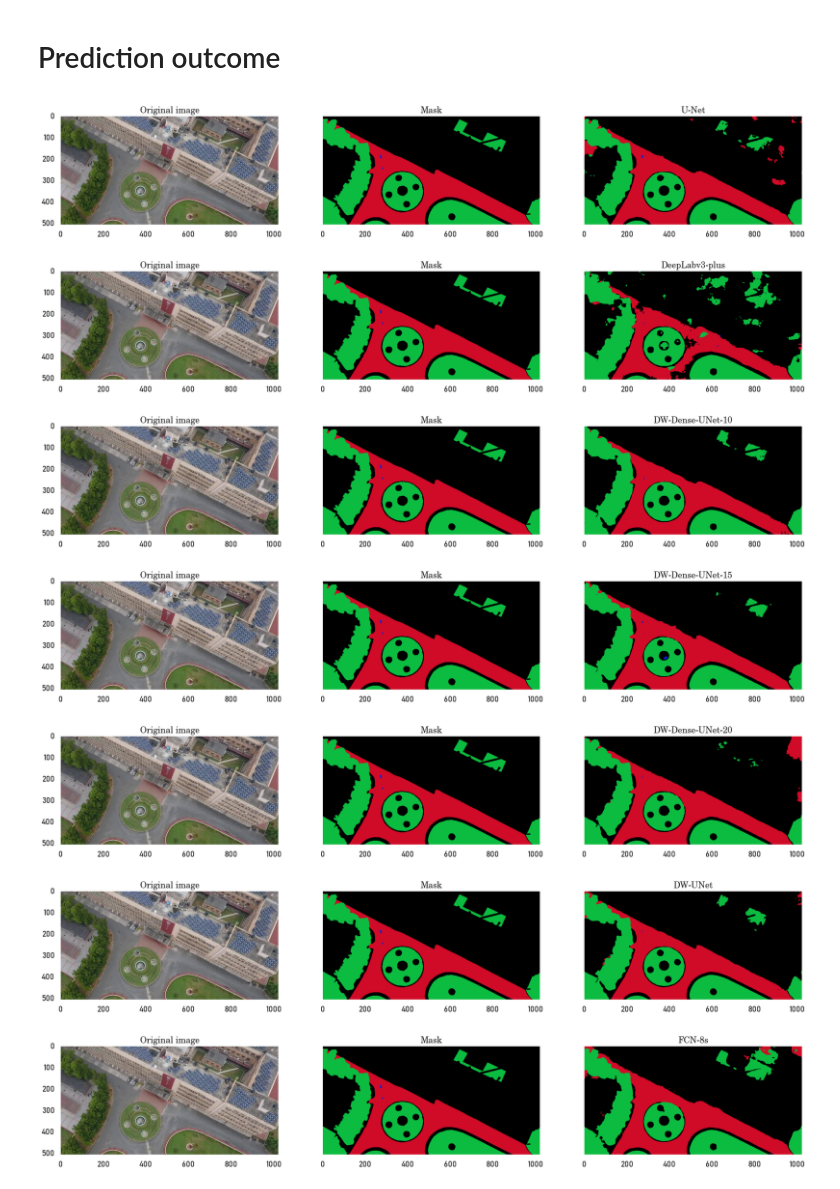
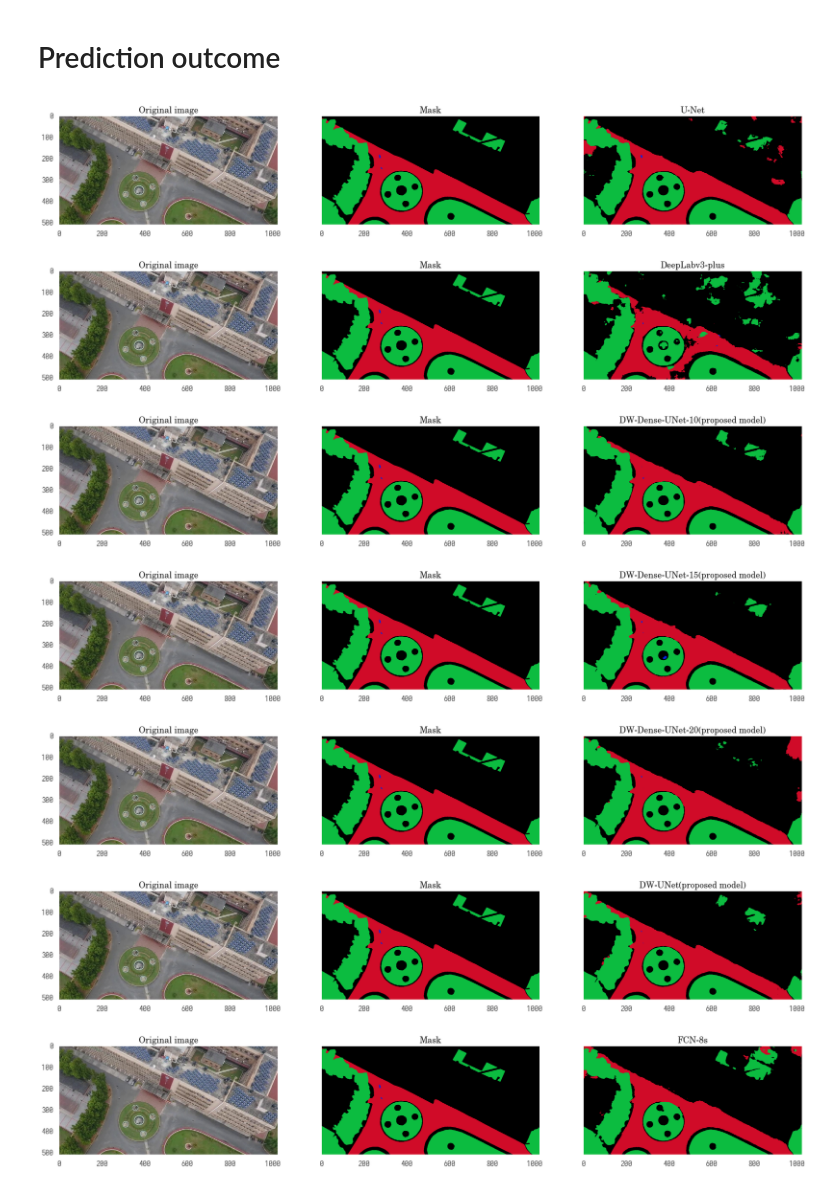
Before and after one commit to naivomah3/lab-cv, a Jupyter notebook: notebooks/process.ipynb, the cells around one changed output. Drawn from its saved outputs; the diff is of its cells as text; code cells hidden in the pictures.

```diff
--- a/notebooks/process.ipynb
+++ b/notebooks/process.ipynb
@@ -422,10 +422,10 @@ ft = {'family': 'Iosevka', 'size': 18}
 score_file_lst = {
     'U-Net': 'road_seg_nit_unet_default_320_320_weights_21_05_20-00_59_AM.csv',
     'DeepLabv3-plus': 'road_seg_nit_deeplab_v3_plus_xception_320_320_weights_22_05_20-07_38_AM.csv',
-    'DW-Dense-UNet-10': 'road_seg_nit_dw_dense_unet_d10_default_320_320_weights_19_05_20-17_03_PM.csv',
-    'DW-Dense-UNet-15': 'road_seg_nit_dw_dense_unet_d15_default_320_320_weights_19_05_20-22_24_PM.csv',
-    'DW-Dense-UNet-20': 'road_seg_nit_dw_dense_unet_d20_default_320_320_weights_20_05_20-08_14_AM.csv',
-    'DW-UNet' : 'road_seg_nit_dw_unet_default_320_320_weights_18_05_20-03_25_AM.csv',
+    'DW-Dense-UNet-10(proposed model)': 'road_seg_nit_dw_dense_unet_d10_default_320_320_weights_19_05_20-17_03_PM.csv',
+    'DW-Dense-UNet-15(proposed model)': 'road_seg_nit_dw_dense_unet_d15_default_320_320_weights_19_05_20-22_24_PM.csv',
+    'DW-Dense-UNet-20(proposed model)': 'road_seg_nit_dw_dense_unet_d20_default_320_320_weights_20_05_20-08_14_AM.csv',
+    'DW-UNet(proposed model)' : 'road_seg_nit_dw_unet_default_320_320_weights_18_05_20-03_25_AM.csv',
     'FCN-8s': 'road_seg_nit_fcn_8s_default_320_320_weights_20_05_20-15_57_PM.csv',
     'DenseNet-Tiramisu-103': 'road_seg_nit_fcn_densenet_103_vgg16_320_320_weights_21_05_20-11_09_AM.csv',
     'SegNet': 'road_seg_nit_seg_net_default_320_320_weights_20_05_20-19_05_PM.csv'
@@ -461,47 +461,47 @@ ft = {'family': 'C059', 'size': 18}
 img_file_lst = {
     'U-Net': 'U-Net.png',
     'DeepLabv3-plus': 'DeepLabV3 -plus.png',
-    'DW-Dense-UNet-10': 'DW-Dense-UNet-10.png',
-    'DW-Dense-UNet-15': 'DW-Dense-UNet-15.png',
-    'DW-Dense-UNet-20': 'DW-Dense-UNet-20.png',
-    'DW-UNet' : 'DW-UNet.png',
+    'DW-Dense-UNet-10(proposed model)': 'DW-Dense-UNet-10.png',
+    'DW-Dense-UNet-15(proposed model)': 'DW-Dense-UNet-15.png',
+    'DW-Dense-UNet-20(proposed model)': 'DW-Dense-UNet-20.png',
+    'DW-UNet(proposed model)' : 'DW-UNet.png',
     'FCN-8s': 'FCN-8s.png',
     'DenseNet-Tiramisu-103': 'DenseNet-Tiramisu-103.png',
     'SegNet': 'SegNet.png'
 }
 
 
 def visualize(frame, mask, prediction, model):
     f, ax = plt.subplots(1, 3, figsize=(28, 20), sharey=True)
     ax[0].imshow(frame)
     ax[0].set_title(f'Original image', fontdict=ft)
     ax[0].grid(False)
 
     ax[1].imshow(mask)
     ax[1].set_title(f'Mask', fontdict=ft)
     ax[1].grid(False)
 
     ax[2].imshow(prediction)
     ax[2].set_title(f'{model}', fontdict=ft)
     ax[2].grid(False)
 
 
 
 for model, path in img_file_lst.items():
     frame = mpimg.imread(f'samples/Frame.png')
     mask = mpimg.imread(f'samples/Mask.png')
     prediction = mpimg.imread(f'samples/{path}')
 
     visualize(frame, mask, prediction, model)
 
     del frame, mask, prediction
 # %% [output]
 [figure]
 [figure]
-[figure, old version]
+[figure, new version]
-[figure, old version]
+[figure, new version]
-[figure, old version]
+[figure, new version]
-[figure, old version]
+[figure, new version]
 [figure]
 [figure]
 [figure]
```
Also changed, not shown: parts of 2 cells of this notebook.
